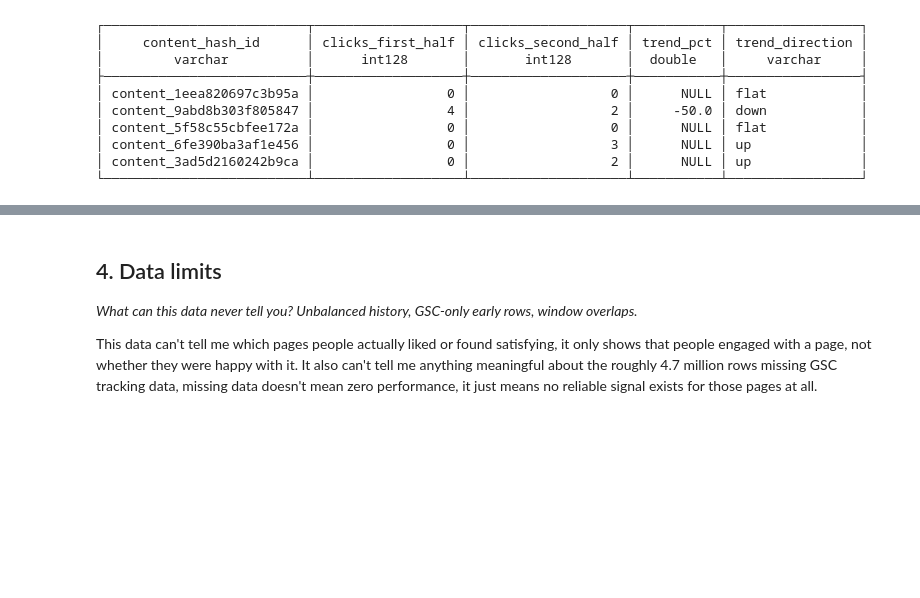
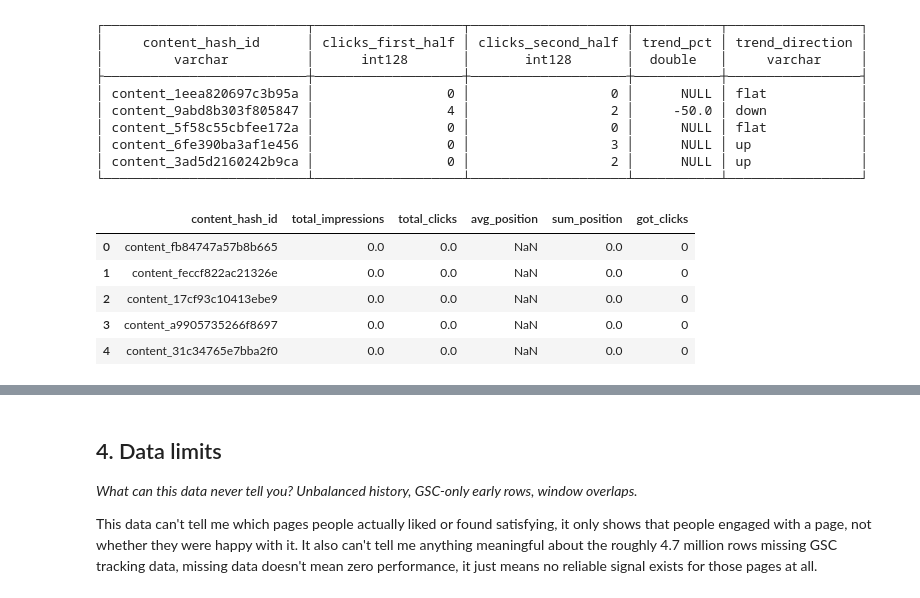
Before and after one commit to Haryomhidhe/Machine-learning-flyrank, a Jupyter notebook: work/notebooks/w03_data_contract.ipynb, the cells around one changed output, grey strips where cells are left out. Saved outputs shown, nothing was run; the diff lists cells and outputs as text; code cells hidden in the pictures; blank space fills up the shorter version.

```diff
--- a/work/notebooks/w03_data_contract.ipynb
+++ b/work/notebooks/w03_data_contract.ipynb
@@ -185,3 +185,23 @@ LIMIT 5
 │ content_6fe390ba3af1e456 │                 0 │                  3 │      NULL │ up              │
 │ content_3ad5d2160242b9ca │                 0 │                  2 │      NULL │ up              │
 └──────────────────────────┴───────────────────┴────────────────────┴───────────┴─────────────────┘
+# %%
+df = con.sql(f"""
+SELECT content_hash_id,
+       SUM(gsc_impressions) AS total_impressions,
+       SUM(gsc_clicks) AS total_clicks,
+       AVG(gsc_avg_position) AS avg_position,
+       SUM(gsc_sum_position) AS sum_position,
+       CASE WHEN SUM(gsc_clicks) > 0 THEN 1 ELSE 0 END AS got_clicks
+FROM read_parquet('{rel}/fact_content_daily_performance/month=2026-02/*.parquet')
+GROUP BY content_hash_id
+""").df()
+
+df.head()
+# %% [output]
+|  | content_hash_id | total_impressions | total_clicks | avg_position | sum_position | got_clicks |
+| 0 | content_fb84747a57b8b665 | 0.0 | 0.0 | NaN | 0.0 | 0 |
+| 1 | content_feccf822ac21326e | 0.0 | 0.0 | NaN | 0.0 | 0 |
+| 2 | content_17cf93c10413ebe9 | 0.0 | 0.0 | NaN | 0.0 | 0 |
+| 3 | content_a9905735266f8697 | 0.0 | 0.0 | NaN | 0.0 | 0 |
+| 4 | content_31c34765e7bba2f0 | 0.0 | 0.0 | NaN | 0.0 | 0 |
```
Also changed, not shown: parts of 2 cells of this notebook.
